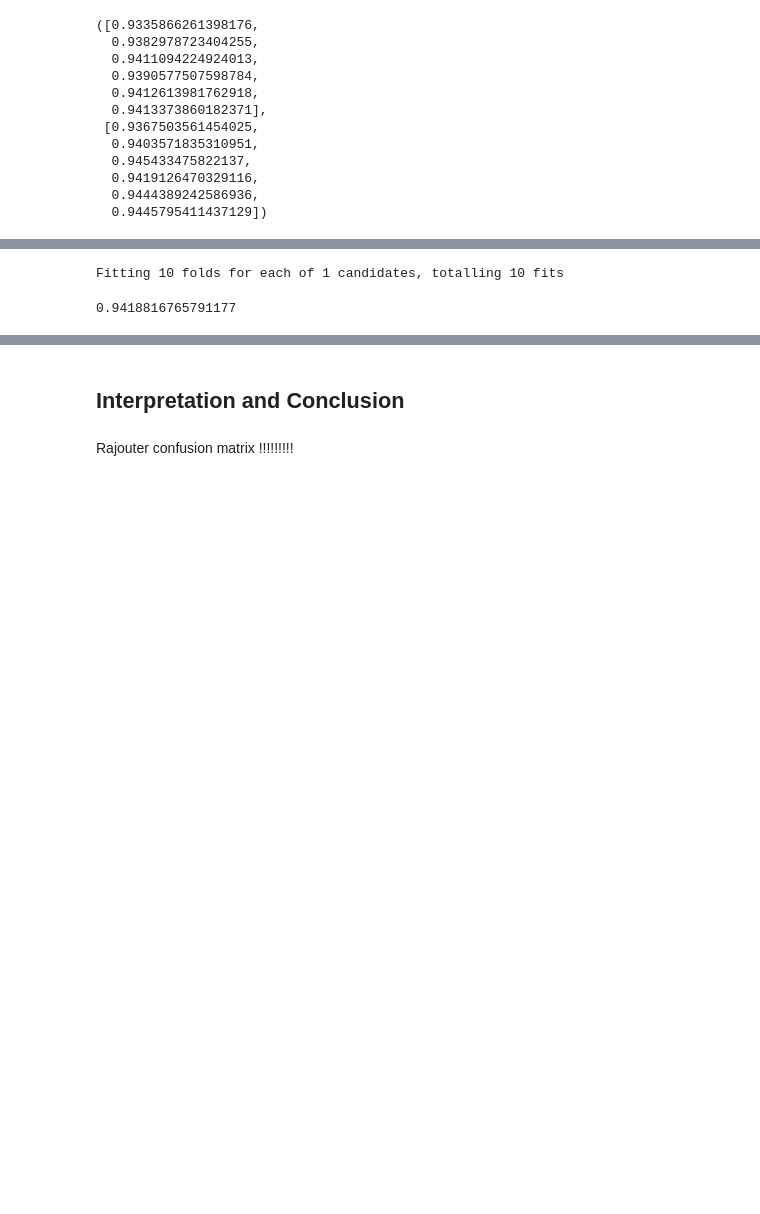
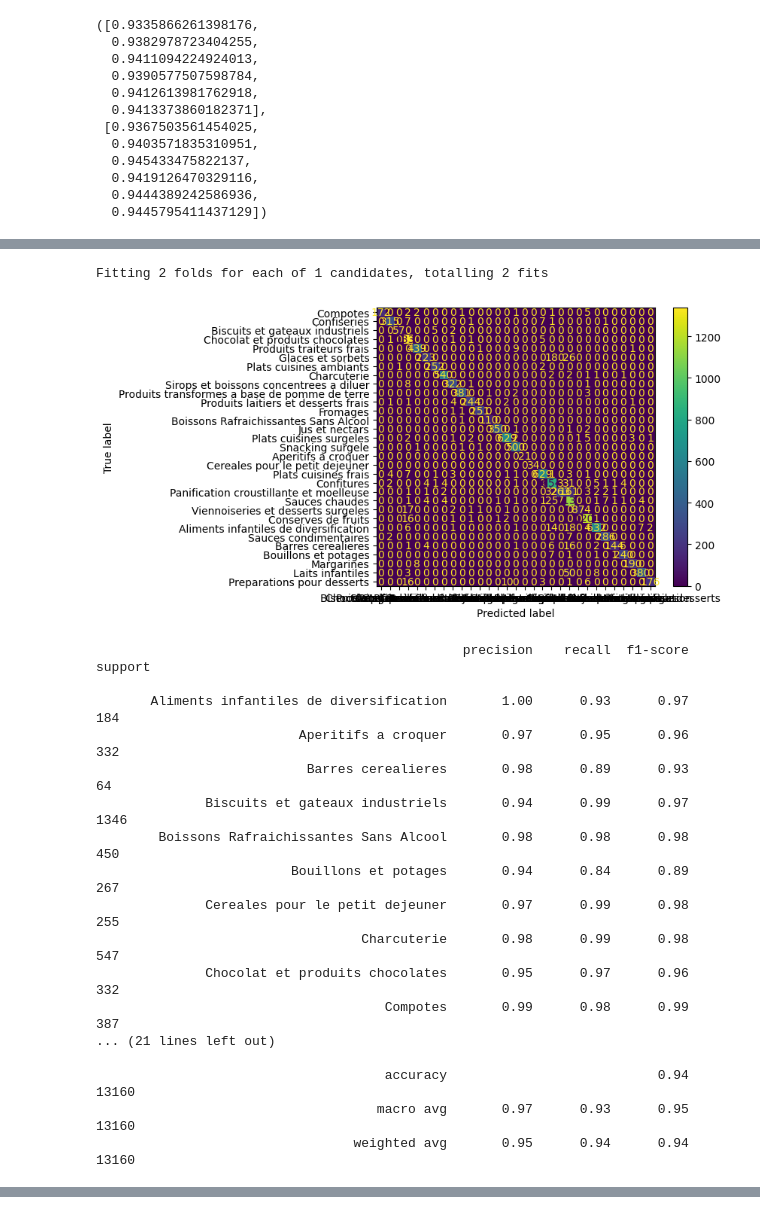
Before and after one commit to Thomasaujoux/food-classification, a Jupyter notebook: models/random_forest.ipynb, the cells around one changed output, grey strips where cells are left out. Saved outputs shown, nothing was run; the diff lists cells and outputs as text; code cells hidden in the pictures; blank space fills up the shorter version.

```diff
--- a/models/random_forest.ipynb
+++ b/models/random_forest.ipynb
@@ -393,18 +354,2 @@ plt.show()
 
 Grid Search CV
-# %%
-from sklearn.model_selection import GridSearchCV# Create the parameter grid based on the results of random search
-param_grid = {
-    'bootstrap': [True],
-    'criterion' : ['entropy'],
-    'class_weight' : ['balanced'],
-    'max_depth': [25, 45, 60],
-    'max_features': [20, 40],
-    'n_estimators': [25, 50, 75]
-}# Create a based model
-rf = RFC()# Instantiate the grid search model
-grid_search = GridSearchCV(estimator = rf, param_grid = param_grid,
-                          cv = 5, n_jobs = -1, verbose = 2)
-
-grid_search.fit(X_train,y_train)
-grid_search.best_params_
@@ -419,22 +356,54 @@ Fitting 5 folds for each of 18 candidates, totalling 90 fits
 # %%
-from sklearn.model_selection import GridSearchCV# Create the parameter grid based on the results of random search
-param_grid = {
+params = {
     'bootstrap': [True],
     'criterion' : ['entropy'],
     'class_weight' : ['balanced'],
-    'max_depth': [60],
+    'max_depth': [200],
     'max_features': [40],
-    'n_estimators': [75]
+    'n_estimators': [300]
 }# Create a based model
-rf = RFC()# Instantiate the grid search model
-grid_search = GridSearchCV(estimator = rf, param_grid = param_grid,
-                          cv = 5, n_jobs = -1, verbose = 2)
+model = RFC()# Instantiate the grid search model
 
-grid_search.fit(X_train,y_train)
-output=grid_search.predict(X_test)
-metrics.accuracy_score(y_test, output)
-metrics.f1_score(y_test, output, average='macro')
-classification_report(y_test, output)
+
+def model_best_param(X_train, X_test, y_train, y_test, model, params):
+
+    pipe_nb = make_pipeline(
+    RFC()
+    )
+    grid_search = GridSearchCV(estimator=RFC(), param_grid=params, verbose=2, cv=2, n_jobs=-1)
+    grid_search.fit(X_train, y_train)
+
+    output = grid_search.predict(X_test)
+
+
+    conf_mat = confusion_matrix(y_test, output)
+    cm_display = ConfusionMatrixDisplay(confusion_matrix = conf_mat, display_labels = pd.unique([item for sublist in y_test.values for item in sublist]))
+    cm_display.plot()
+    plt.show()
+
+    print(classification_report(y_test, output))
+
+    return(grid_search.best_params_)
+
+grid_search = model_best_param(X_train, X_test, y_train, y_test, model, params)
+grid_search
 # %% [output]
-Fitting 10 folds for each of 1 candidates, totalling 10 fits
+Fitting 2 folds for each of 1 candidates, totalling 2 fits
+[figure, added]
-0.9418816765791177
+                                               precision    recall  f1-score   support
+
+       Aliments infantiles de diversification       1.00      0.93      0.97       184
+                          Aperitifs a croquer       0.97      0.95      0.96       332
+                           Barres cerealieres       0.98      0.89      0.93        64
+              Biscuits et gateaux industriels       0.94      0.99      0.97      1346
+        Boissons Rafraichissantes Sans Alcool       0.98      0.98      0.98       450
+                         Bouillons et potages       0.94      0.84      0.89       267
+              Cereales pour le petit dejeuner       0.97      0.99      0.98       255
+                                  Charcuterie       0.98      0.99      0.98       547
+              Chocolat et produits chocolates       0.95      0.97      0.96       332
+                                     Compotes       0.99      0.98      0.99       387
+... (21 lines left out)
+
+                                     accuracy                           0.94     13160
+                                    macro avg       0.97      0.93      0.95     13160
+                                 weighted avg       0.95      0.94      0.94     13160
@@ -441,4 +415,0 @@ Fitting 10 folds for each of 1 candidates, totalling 10 fits
-# %% [markdown]
-## Interpretation and Conclusion
-# %% [markdown]
-Rajouter confusion matrix !!!!!!!!!
```
Also changed, not shown: parts of 40 cells of this notebook, 2 other files.
